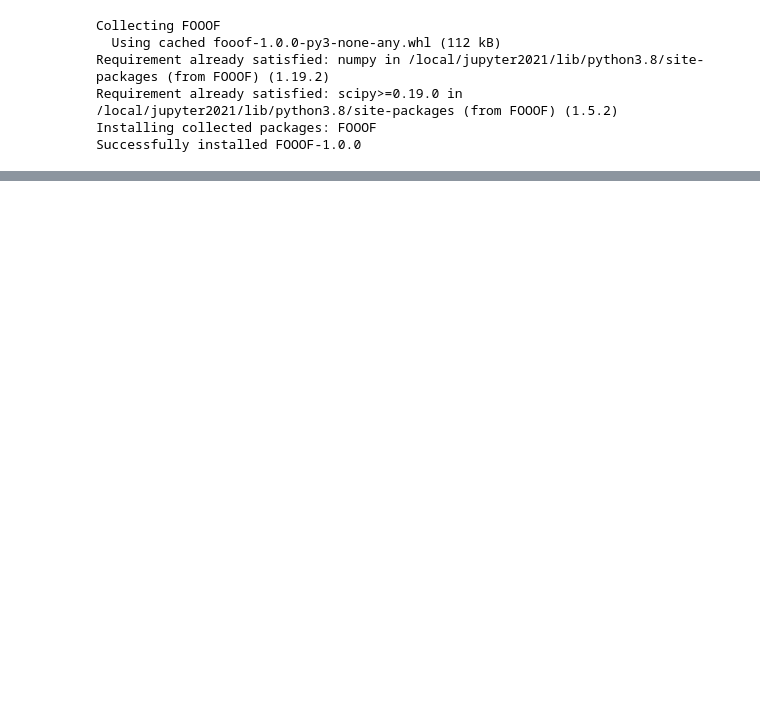
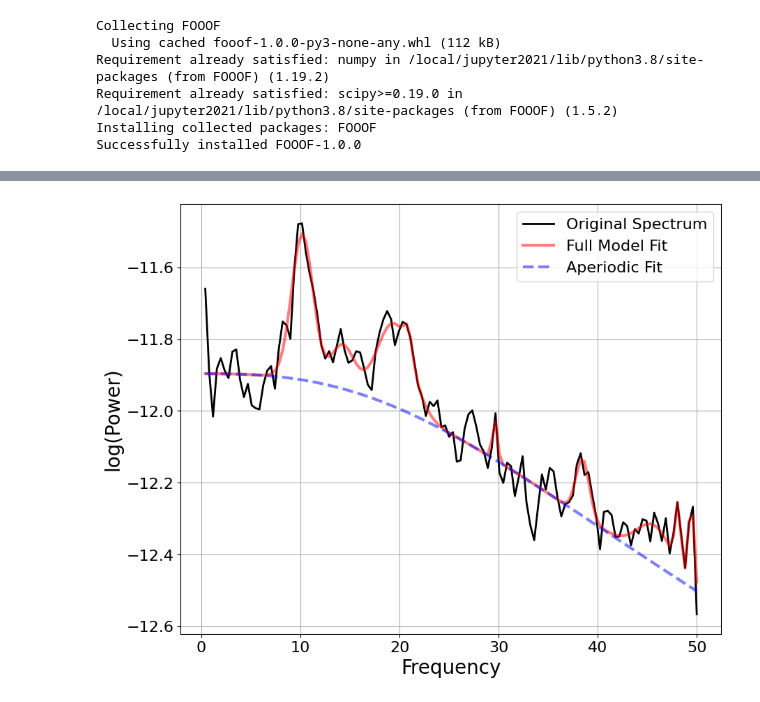
Before and after one commit to GriffithsLab/SynPy, a Jupyter notebook: SynPy/SynPy_playing.ipynb, the cells around one changed output, grey strips where cells are left out. Saved outputs shown, nothing was run; the diff lists cells and outputs as text; code cells hidden in the pictures; blank space fills up the shorter version.

```diff
--- a/SynPy/SynPy_playing.ipynb
+++ b/SynPy/SynPy_playing.ipynb
@@ -9,0 +79,57 @@ Successfully installed FOOOF-1.0.0
+# %%
+pre_stim = gg.loc[:tt.stim_onset - 10]
+post_stim = gg.loc[tt.stim_onset +  tt.stim_duration + 110:]
+
+welch_df = pre_post_PSD(pre_stim['pop.e.v'], post_stim['pop.e.v'], tt.sampling_rate)
+welch_df = welch_df.drop(welch_df.index[0])
+
+
+bins = np.array(welch_df.index)
+
+pre_spectrum = welch_df[['pre_power']].values.flatten()
+post_spectrum = welch_df[['post_power']].values.flatten()
+
+freq_range = [bins.min(), bins.max()]
+
+
+
+fm = FOOOF(aperiodic_mode='knee', verbose = False)
+
+from fooof.sim.gen import gen_aperiodic
+
+
+fm.fit(bins, pre_spectrum, freq_range)
+ap_fit = gen_aperiodic(fm.freqs, fm._robust_ap_fit(fm.freqs, fm.power_spectrum))
+init_flat_spec = fm.power_spectrum - ap_fit
+pre_flat_spec = [max(0, x) for x in init_flat_spec]
+
+
+fm.fit(bins, post_spectrum, freq_range)
+ap_fit = gen_aperiodic(fm.freqs, fm._robust_ap_fit(fm.freqs, fm.power_spectrum))
+init_flat_spec = fm.power_spectrum - ap_fit
+post_flat_spec = [max(0, x) for x in init_flat_spec]
+
+fm.plot()
+# fm.print_results()
+# fm.fooofed_spectrum_()
+
+
+
+# plt.plot(pre_flat_spec)
+# plt.plot(post_flat_spec)
+# plt.plot(fm.power_spectrum)
+
+
+# pre_fooof = fm.get_params('peak_params')
+# pre_fooof
+
+# fm.fit(bins, post_spectrum, freq_range)
+# post_fooof = fm.get_params('peak_params')
+
+# alpha_freq = 10
+# pre_pwr = min(pre_fooof, key = lambda x: min(abs(i-alpha_freq) for i in x))[2]
+# post_pwr = min(post_fooof, key = lambda x: min(abs(i-alpha_freq) for i in x))[2]
+
+# FOOOF_AUC_diff = (pre_pwr-post_pwr)/(pre_pwr)
+# %% [output]
+[figure, added]
```
Also changed, not shown: parts of 34 cells of this notebook, 1 other file.
